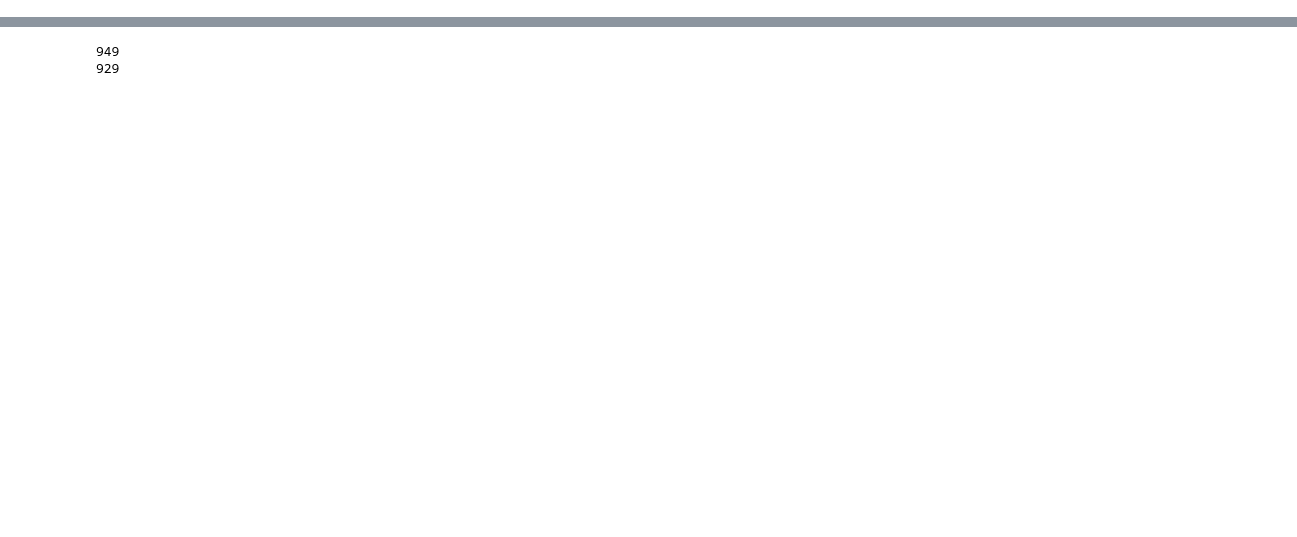
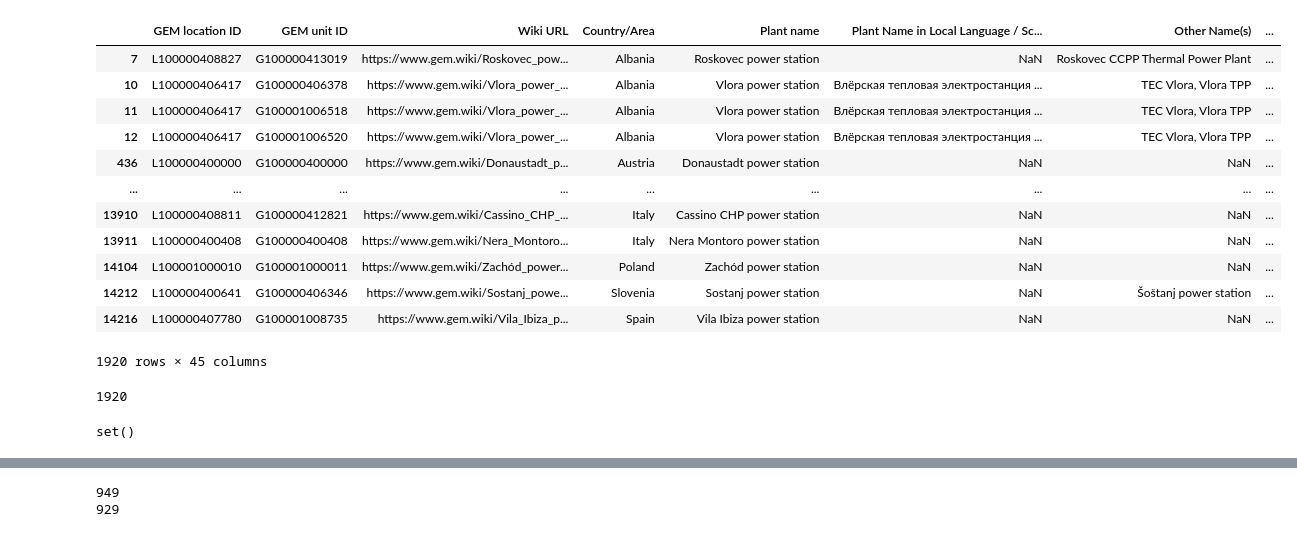
Before and after one commit to TaylorHigginsGEM/processPublicData, a Jupyter notebook: testing.ipynb, the cells around one changed output, grey strips where cells are left out. Cells and saved outputs as stored; diff of their text form; code cells hidden in the pictures; blank space fills up the shorter version.

```diff
--- a/testing.ipynb
+++ b/testing.ipynb
@@ -22,3 +22,21 @@ today_date = datetime.today()
 #                    format='%(asctime)s - %(levelname)s - %(message)s')
 
 # logger.info("Logger initialized for testing.")
+# %%
+gogptunits = 'trackers/europe/Global Oil and Gas Plant Tracker (GOGPT) - August 2025 DATA TEAM COPY - Gas & Oil Units.csv'
+gogptsub = 'trackers/europe/Global Oil and Gas Plant Tracker (GOGPT) - August 2025 DATA TEAM COPY - sub-threshold units.csv'
+# %%
+dfs = []
+for file in [gogptunits, gogptsub]:
+    df = pd.read_csv(file)
+    dfs.append(df)
+
+
+gogptdfs = pd.concat(dfs).reset_index(drop=True)
+# %%
+gogptdfs.columns
+geocol = 'Country/Area'
+fuelcol = 'Fuel'
+geo = 'europe'
+fuel = 'gas'
+mapname = 'europe'
@@ -24,0 +208,2 @@ today_date = datetime.today()
+# %%
+filtered_gogpt = create_filtered_geo_fuel_df('GOGPT', geo, fuel, gogptdfs, fuelcol, geocol, mapname)
@@ -24,0 +230,16 @@ today_date = datetime.today()
+# %%
+filtered_gogpt
+# %% [output]
+|  | GEM location ID | GEM unit ID | Wiki URL | Country/Area | Plant name | Plant Name in Local Language / Sc... | Other Name(s) | ... |
+| 7 | L100000408827 | G100000413019 | https://www.gem.wiki/Roskovec_pow... | Albania | Roskovec power station | NaN | Roskovec CCPP Thermal Power Plant | ... |
+| 10 | L100000406417 | G100000406378 | https://www.gem.wiki/Vlora_power_... | Albania | Vlora power station | Влёрская тепловая электростанция ... | TEC Vlora, Vlora TPP | ... |
+| 11 | L100000406417 | G100001006518 | https://www.gem.wiki/Vlora_power_... | Albania | Vlora power station | Влёрская тепловая электростанция ... | TEC Vlora, Vlora TPP | ... |
+| 12 | L100000406417 | G100001006520 | https://www.gem.wiki/Vlora_power_... | Albania | Vlora power station | Влёрская тепловая электростанция ... | TEC Vlora, Vlora TPP | ... |
+| 436 | L100000400000 | G100000400000 | https://www.gem.wiki/Donaustadt_p... | Austria | Donaustadt power station | NaN | NaN | ... |
+| ... | ... | ... | ... | ... | ... | ... | ... | ... |
+| 13910 | L100000408811 | G100000412821 | https://www.gem.wiki/Cassino_CHP_... | Italy | Cassino CHP power station | NaN | NaN | ... |
+| 13911 | L100000400408 | G100000400408 | https://www.gem.wiki/Nera_Montoro... | Italy | Nera Montoro power station | NaN | NaN | ... |
+| 14104 | L100001000010 | G100001000011 | https://www.gem.wiki/Zachód_power... | Poland | Zachód power station | NaN | NaN | ... |
+| 14212 | L100000400641 | G100000406346 | https://www.gem.wiki/Sostanj_powe... | Slovenia | Sostanj power station | NaN | Šoštanj power station | ... |
+| 14216 | L100000407780 | G100001008735 | https://www.gem.wiki/Vila_Ibiza_p... | Spain | Vila Ibiza power station | NaN | NaN | ... |
+1920 rows × 45 columns
@@ -24,0 +254,4 @@ today_date = datetime.today()
+# %%
+len(mapdfeu[mapdfeu['tracker-acro']=='GOGPT'])
+# %% [output]
+1920
@@ -24,0 +260,4 @@ today_date = datetime.today()
+# %%
+missingfromorig
+# %% [output]
+set()
```
Also changed, not shown: parts of 26 cells of this notebook, 1 other file.
